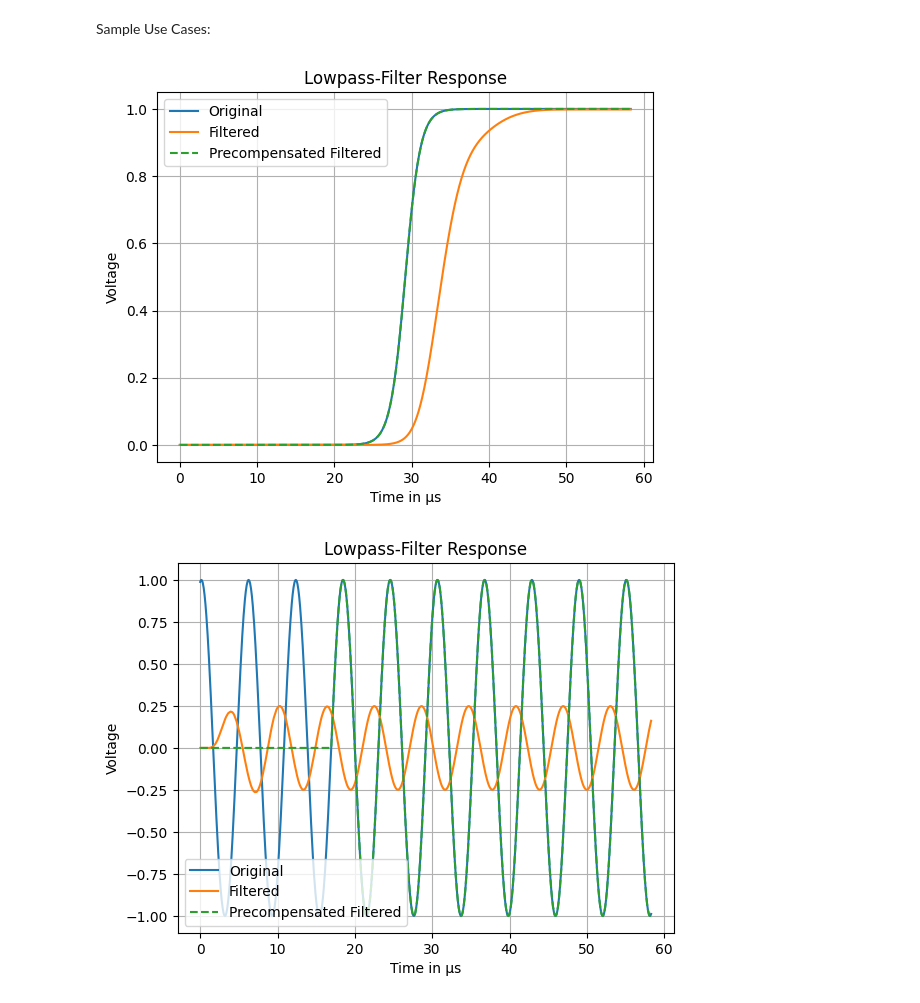
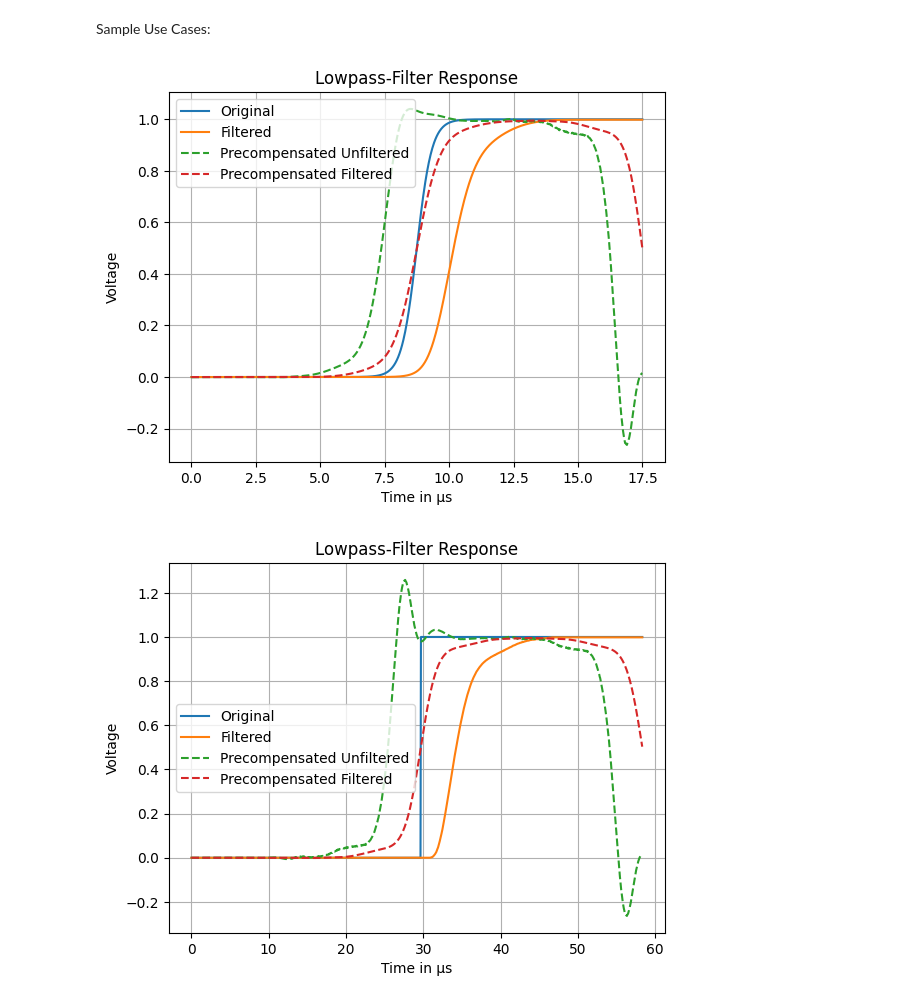
Before and after one commit to OnekaSingh/QC-Filter-Precompensation, a Jupyter notebook: plots.ipynb, the cells around one changed output. Saved outputs shown, nothing was run; the diff lists cells and outputs as text; code cells hidden in the pictures.

```diff
--- a/plots.ipynb
+++ b/plots.ipynb
@@ -29,7 +29,7 @@ class FilterSimulation():
         plt.figure()
         plt.plot(time, original, label = 'Original')
         plt.plot(time, filtered, label = 'Filtered')
-        #plt.plot(time, precompensated_unfiltered, label = 'Precompensated Unfiltered', linestyle = '--')
+        plt.plot(time, precompensated_unfiltered, label = 'Precompensated Unfiltered', linestyle = '--')
         plt.plot(time, precompensated, label = 'Precompensated Filtered', linestyle = '--')
         plt.title('Lowpass-Filter Response')
         plt.xlabel('Time in µs')
@@ -41,25 +41,33 @@ class FilterSimulation():
         plt.show()
 
     def precompensation(self, waveform):
+        reg_strength = 5e-3 # L2 regularization strength (prevents extreme values)
+
         impulse_response = self.filter()
-        padded_impulse = np.pad(impulse_response, (0, len(waveform) - len(impulse_response)), mode='constant')
+        padded_impulse = np.pad(impulse_response, (0, len(waveform)), mode='constant')
+
         G = fft(padded_impulse)
-        f_t = waveform
+        f_t = np.pad(waveform, (0, len(impulse_response)), mode='constant')
         f_w = fft(f_t)
-        epsilon = 1e-10
-        h_w = (f_w) / (G + epsilon)
+
+        G_magnitude = np.abs(G) # amplitude attenuation
+        G_phase = np.angle(G) # phase shift
+
+        # Tikhonov regularization: prevents division by zeros or near-zeros
+        regularized_magnitude = G_magnitude**2 / (G_magnitude**2 + reg_strength) # regularized version of 1/|G|
+        regularized_G = regularized_magnitude * np.exp(-1j * G_phase) #INVERSE aka complex conjugate
+
+        h_w = f_w * regularized_G
         h_t = np.real(ifft(h_w))
+        # h_t = h_t[:len(waveform)]
+
         return h_t
-
-    def normalize(self, waveform, t_s):
-        for i in range (0, t_s): #the blue function starts t_s samples early, so we set the first t_s precompensated samples to 0
-            waveform[i] = 0
 # %% [markdown]
 Sample Use Cases:
 # %%
 #Input Variables:
 n_s = 1030 #number of time samples (x)
-t_s = 300 #number of signal samples (y)
+t_s = 1000 #number of signal samples (y)
 t = 17 #microseconds total
 start = -30 #Omega's bounds
 stop = 30
@@ -73,55 +81,50 @@ w = np.linspace(start, stop, n_s) #frequency
 original = 1/(1 + np.exp(-w)) #Input kind of waveform
 
 filtered = FilterSimulation().convolution(original)
-shift_f =  np.arange(len(filtered)) * (t / t_s) # Δt = 17.5 / 300 ≈ 0.0583 µs
+shift_f =  np.arange(len(filtered)) * dt # Δt = 17.5 / 300 ≈ 0.0583 µs
 filtered_original = FilterSimulation().interpolation(time, shift_f, filtered)
 
 precompensated = FilterSimulation().precompensation(original)
 precompensated_filtered = FilterSimulation().convolution(precompensated)
-shift_p = np.arange(len(precompensated_filtered)) * (t / t_s)
+shift_p = np.arange(len(precompensated_filtered)) * dt
 precompensated_original = FilterSimulation().interpolation(time, shift_p, precompensated_filtered)
 
 precompensated = precompensated[:len(original)]
-shift_p_unfiltered = np.arange(len(precompensated)) * (t / t_s)
+shift_p_unfiltered = np.arange(len(precompensated)) * dt
 precompensated_unfiltered_interp = FilterSimulation().interpolation(time, shift_p_unfiltered, precompensated)
 
-FilterSimulation().normalize(precompensated_original, t_s)
-
 FilterSimulation().plotter(original, time, filtered_original, precompensated_unfiltered_interp, precompensated_original)
 # %% [output]
-[figure, old version]
+[figure, new version]
 # %%
 #Input Variables:
 n_s = 1030 #number of time samples (x)
 t_s = 300 #number of signal samples (y)
 t = 17 #microseconds total
 start = -30 #Omega's bounds
 stop = 30
 
 dt = t / t_s #time step
 
 samples = np.arange(n_s) #total time / total samples --> time per sample
 time = samples * dt #derivative
 
 w = np.linspace(start, stop, n_s) #frequency
-original = np.sin(w) #Input kind of waveform
+original = np.where(w > 0.5, 1.0, 0.0) #Input kind of waveform
 
 filtered = FilterSimulation().convolution(original)
 shift_f =  np.arange(len(filtered)) * (t / t_s) # Δt = 17.5 / 300 ≈ 0.0583 µs
 filtered_original = FilterSimulation().interpolation(time, shift_f, filtered)
 
 precompensated = FilterSimulation().precompensation(original)
 precompensated_filtered = FilterSimulation().convolution(precompensated)
 shift_p = np.arange(len(precompensated_filtered)) * (t / t_s)
 precompensated_original = FilterSimulation().interpolation(time, shift_p, precompensated_filtered)
 
 precompensated = precompensated[:len(original)]
 shift_p_unfiltered = np.arange(len(precompensated)) * (t / t_s)
 precompensated_unfiltered_interp = FilterSimulation().interpolation(time, shift_p_unfiltered, precompensated)
 
-
-FilterSimulation().normalize(precompensated_original, t_s)
-
 FilterSimulation().plotter(original, time, filtered_original, precompensated_unfiltered_interp, precompensated_original)
 # %% [output]
-[figure, old version]
+[figure, new version]
```
Also changed, not shown: parts of 1 cell of this notebook, 1 other file.
